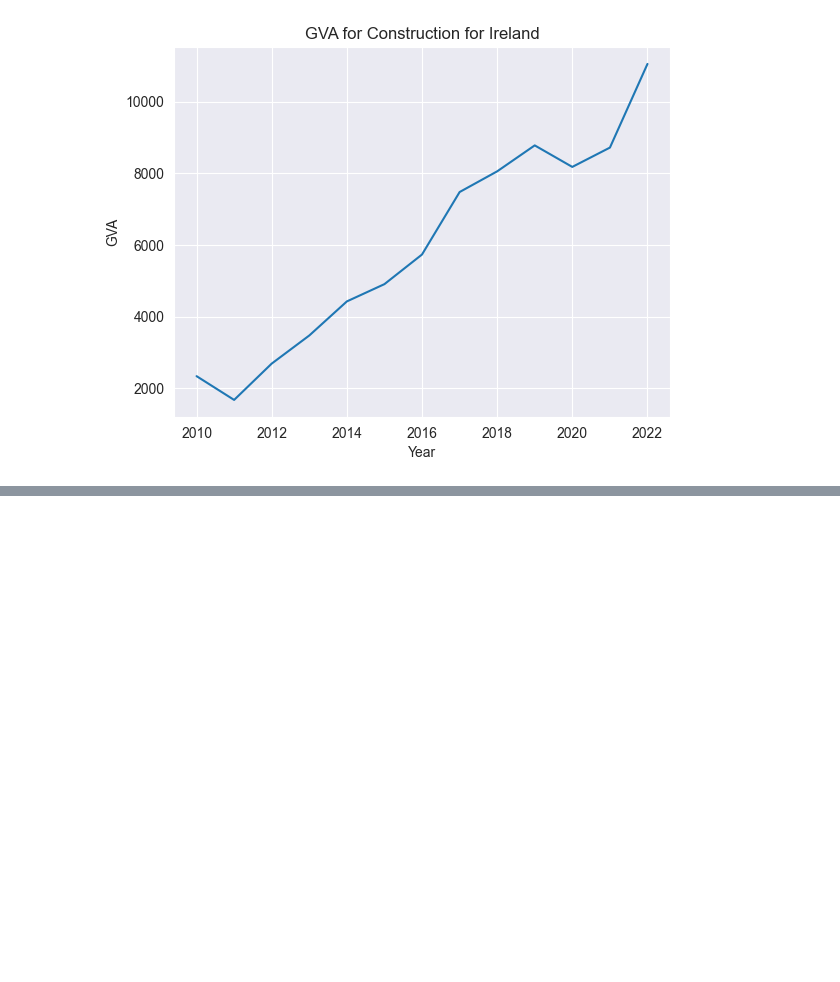
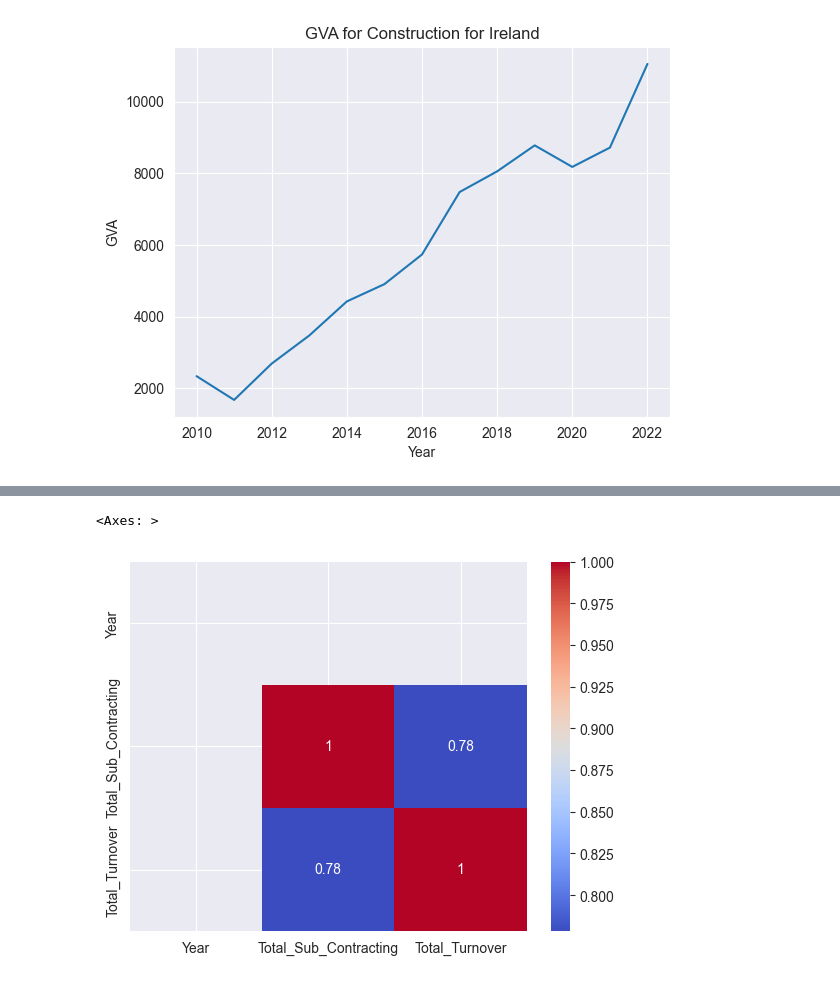
Before and after one commit to sbs23066/CA2---Irish-Construction-Project, a Jupyter notebook: stats.ipynb, the cells around one changed output, grey strips where cells are left out. Drawn from its saved outputs; the diff is of its cells as text; code cells hidden in the pictures; blank space fills up the shorter version.

```diff
--- a/stats.ipynb
+++ b/stats.ipynb
@@ -287,0 +380,7 @@ plt.show()
+# %%
+corr_df = sts2.drop(['size_emp','Country'],axis=1)
+
+sns.heatmap(corr_df.corr(), annot=True, cmap='coolwarm')
+# %% [output]
+<Axes: >
+[figure, added]
```
Also changed, not shown: parts of 6 cells of this notebook.
